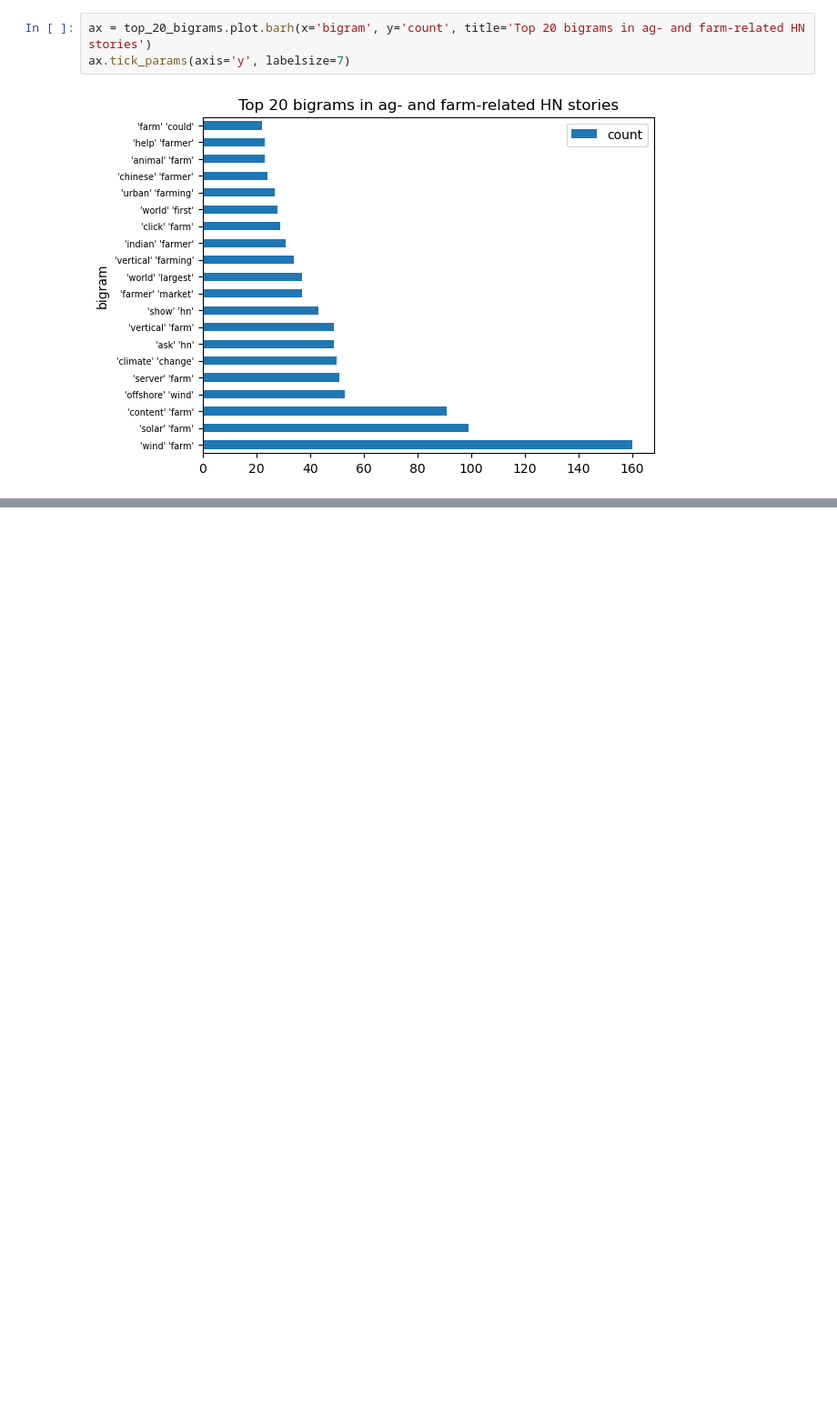
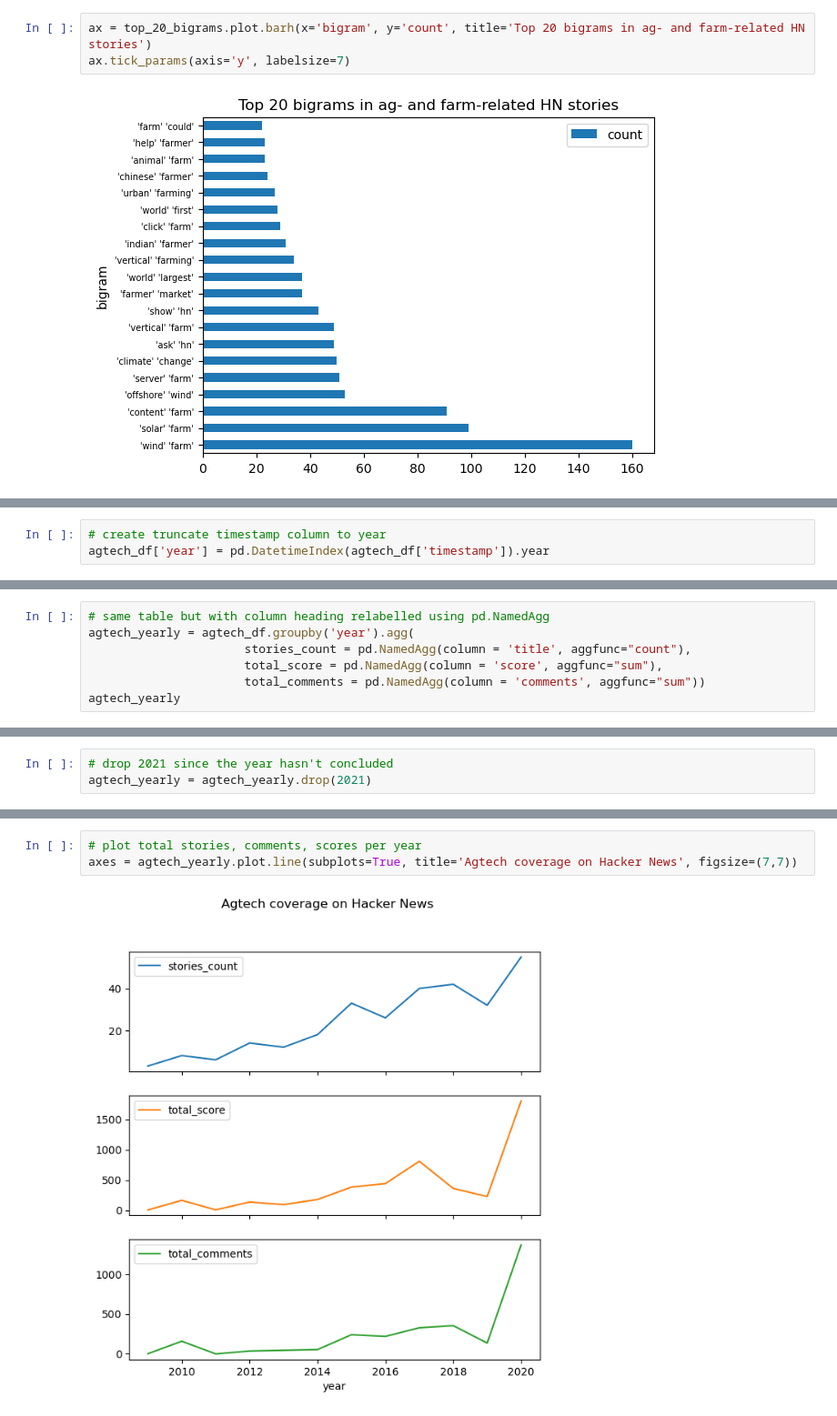
Before and after one commit to fangningtan/hackernews-agtech, a Jupyter notebook: HN-agri-stories.ipynb, the cells around one changed output, grey strips where cells are left out. Shown at 91% size. Drawn from its saved outputs; the diff is of its cells as text; blank space fills up the shorter version.

Commit message:
added plot for agtech coverage on HN

```diff
--- a/HN-agri-stories.ipynb
+++ b/HN-agri-stories.ipynb
@@ -536,0 +548,3 @@ If the agtech-related bigram does not contain ag(ri) or farm, I may perform anot
+# %%
+# create truncate timestamp column to year
+agtech_df['year'] = pd.DatetimeIndex(agtech_df['timestamp']).year
@@ -536,0 +580,7 @@ If the agtech-related bigram does not contain ag(ri) or farm, I may perform anot
+# %%
+# same table but with column heading relabelled using pd.NamedAgg
+agtech_yearly = agtech_df.groupby('year').agg(
+                      stories_count = pd.NamedAgg(column = 'title', aggfunc="count"),
+                      total_score = pd.NamedAgg(column = 'score', aggfunc="sum"),
+                      total_comments = pd.NamedAgg(column = 'comments', aggfunc="sum"))
+agtech_yearly
@@ -536,0 +603,3 @@ If the agtech-related bigram does not contain ag(ri) or farm, I may perform anot
+# %%
+# drop 2021 since the year hasn't concluded
+agtech_yearly = agtech_yearly.drop(2021)
@@ -536,0 +623,5 @@ If the agtech-related bigram does not contain ag(ri) or farm, I may perform anot
+# %%
+# plot total stories, comments, scores per year
+axes = agtech_yearly.plot.line(subplots=True, title='Agtech coverage on Hacker News', figsize=(7,7))
+# %% [output]
+[figure, added]
```
Also changed, not shown: parts of 42 cells of this notebook.
